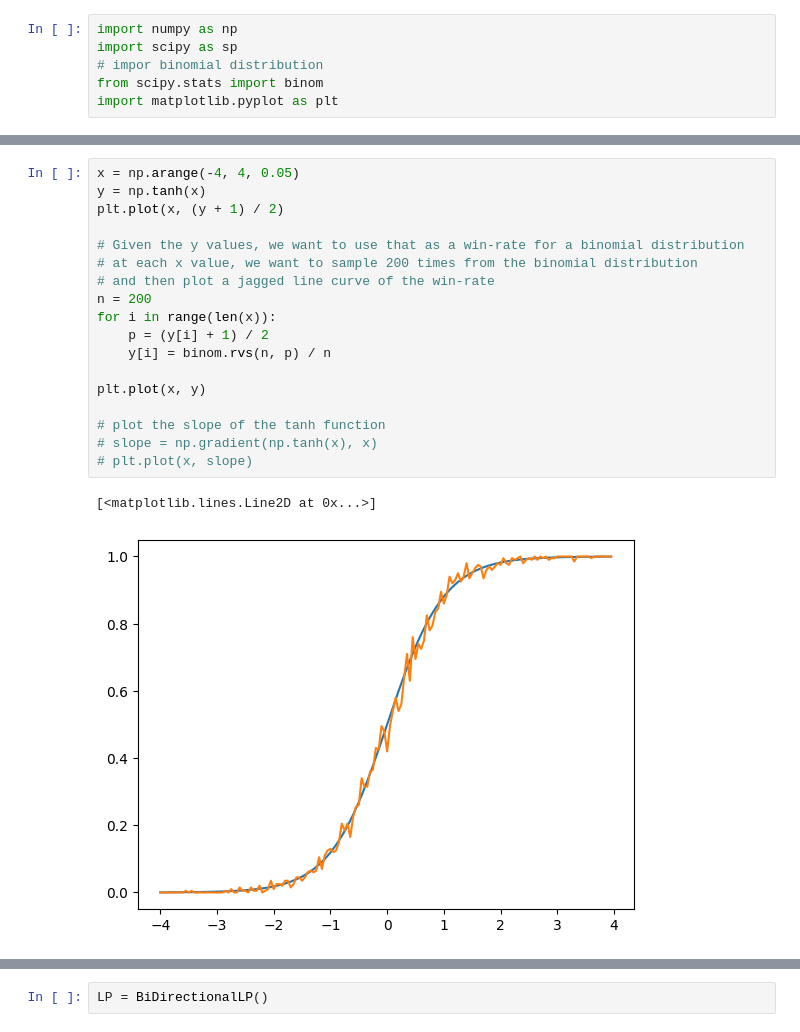
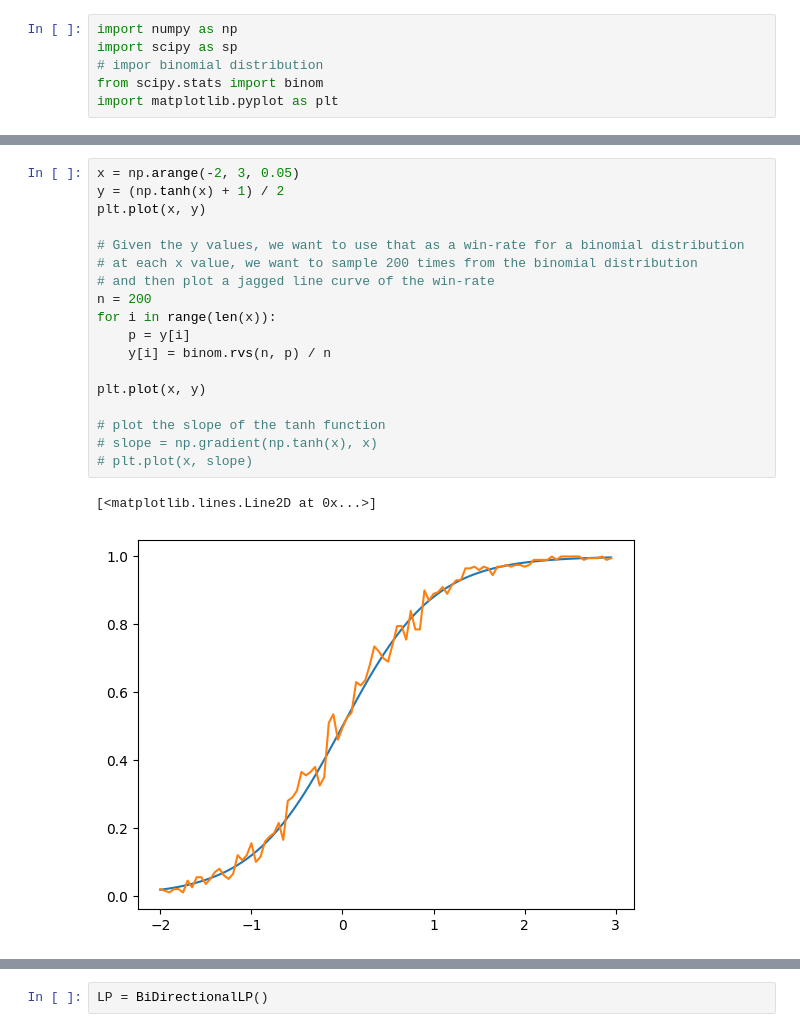
Before and after one commit to aadharna/PufferLib, a Jupyter notebook: LP_test.ipynb, the cells around one changed output, grey strips where cells are left out. Drawn from its saved outputs; the diff is of its cells as text.

Commit message:
add curves to test

```diff
--- a/LP_test.ipynb
+++ b/LP_test.ipynb
@@ -10,24 +34,24 @@ def sigmoid(x):
 # %%
-x = np.arange(-4, 4, 0.05)
-y = np.tanh(x)
-plt.plot(x, (y + 1) / 2)
+x = np.arange(-2, 3, 0.05)
+y = (np.tanh(x) + 1) / 2
+plt.plot(x, y)
 
 # Given the y values, we want to use that as a win-rate for a binomial distribution
 # at each x value, we want to sample 200 times from the binomial distribution
 # and then plot a jagged line curve of the win-rate
 n = 200
 for i in range(len(x)):
-    p = (y[i] + 1) / 2
+    p = y[i]
     y[i] = binom.rvs(n, p) / n
 
 plt.plot(x, y)
 
 # plot the slope of the tanh function
 # slope = np.gradient(np.tanh(x), x)
 # plt.plot(x, slope)
 # %% [output]
 [<matplotlib.lines.Line2D at 0x...>]
-[figure, old version]
+[figure, new version]
 # %%
 class BiDirectionalLP:
     def __init__(self, ema_alpha = 0.1, p_theta = 0.1):
```
Also changed, not shown: parts of 11 cells of this notebook.
